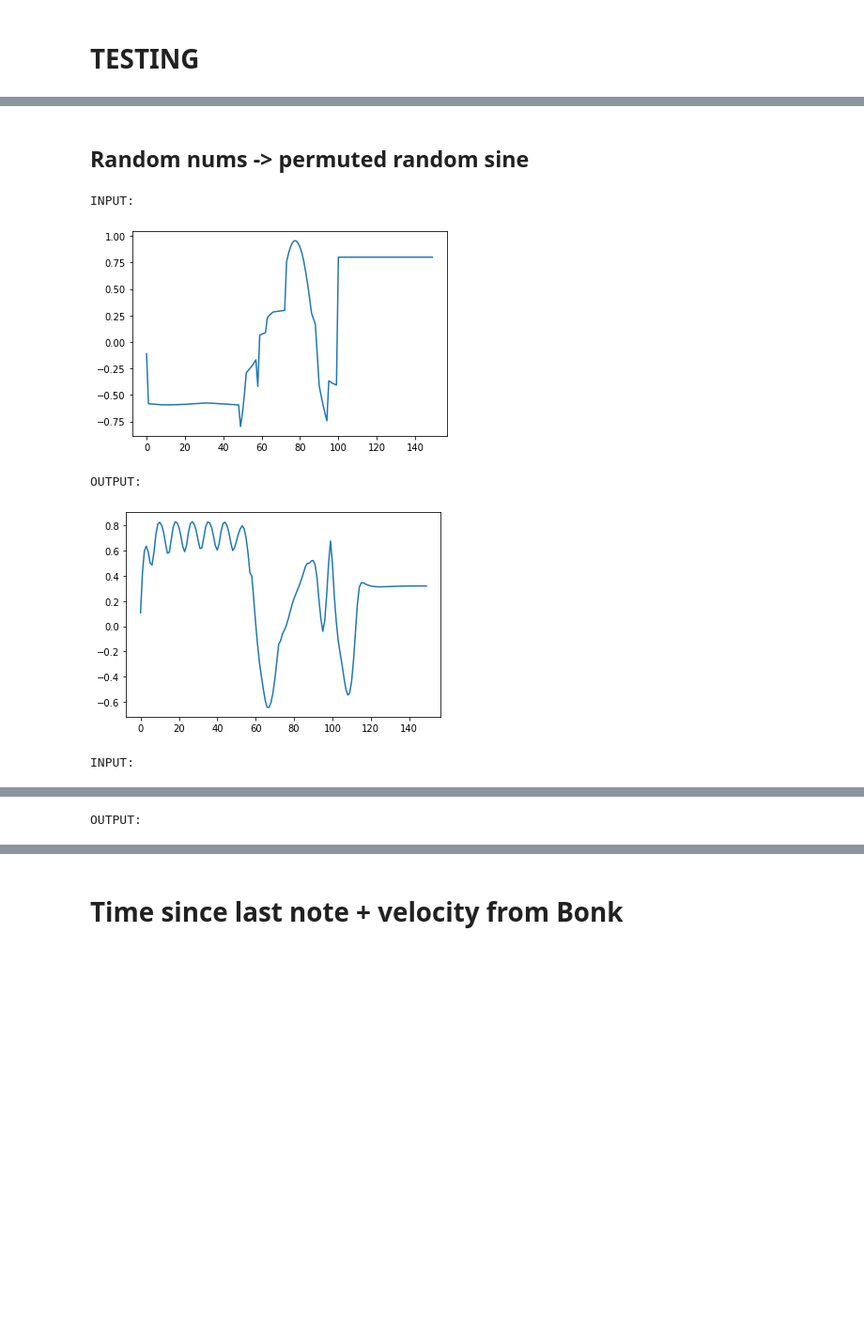
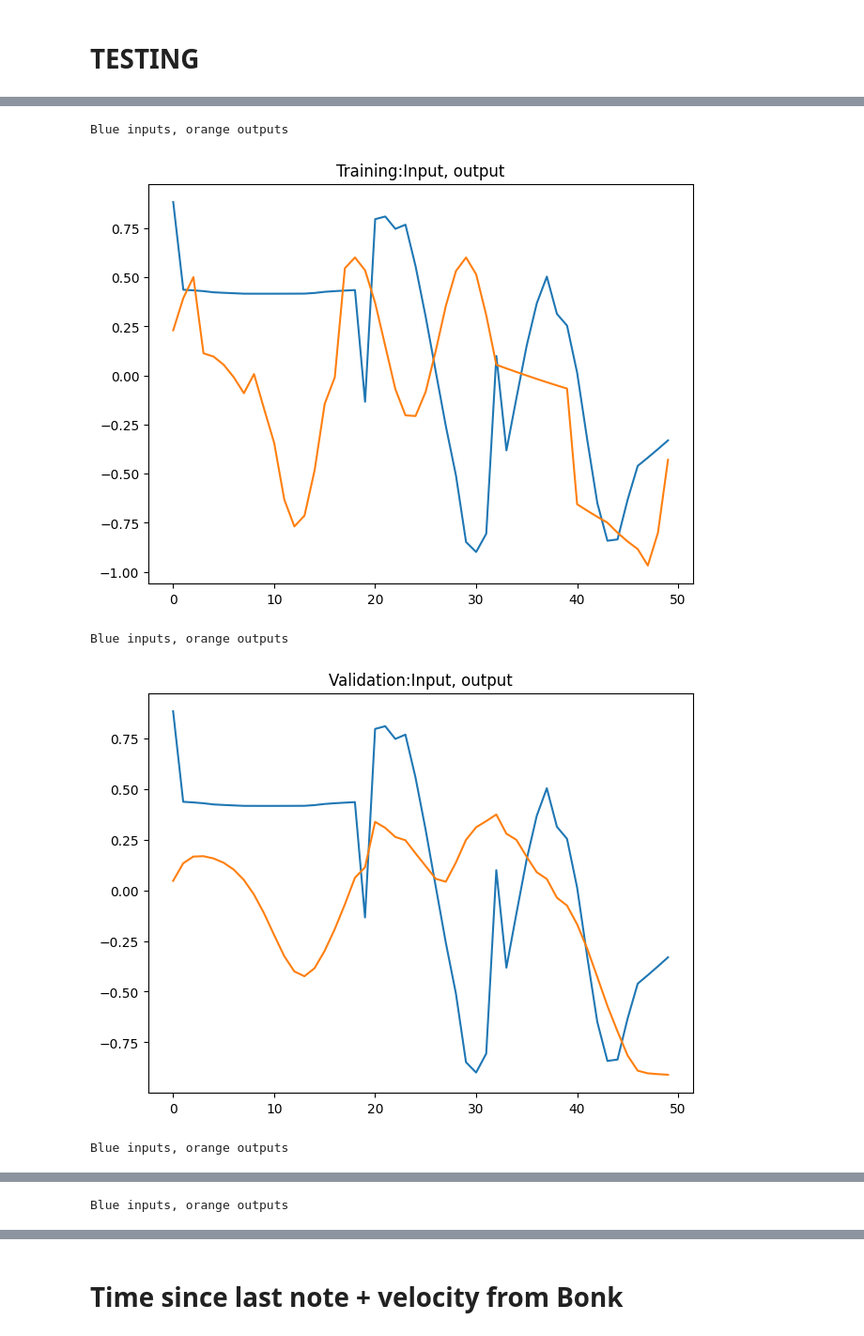
Before and after one commit to trian-gles/aloof-machine, a Jupyter notebook: RNN_IMPROV.ipynb, the cells around one changed output, grey strips where cells are left out. Shown at 94% size. Saved outputs shown, nothing was run; the diff lists cells and outputs as text; code cells hidden in the pictures; blank space fills up the shorter version.

Commit message:
plotting function

```diff
--- a/RNN_IMPROV.ipynb
+++ b/RNN_IMPROV.ipynb
@@ -71,20 +73,18 @@ def generate_data(sample_size=50, batch_size=6):
 # %%
 class LSTMMemory(torch.nn.Module):
 
-  def __init__(self, hidden_size):
+  def __init__(self, hidden_size, input_size=1, output_size=1):
     super().__init__()
-
+    self._scaler = StandardScaler()
     self._hidden_state = None
-
     self.lstm = torch.nn.LSTM(
-        input_size = 1,
+        input_size = input_size,
         hidden_size = hidden_size,
         batch_first = True
     )
-
     self.linear = torch.nn.Linear(
             in_features=hidden_size,
-            out_features=1
+            out_features=output_size
         )
 
   def forward(self, x):
@@ -93,6 +93,8 @@ class LSTMMemory(torch.nn.Module):
     return self.linear(h)
 
   def forward_live(self, x):
+
+    x = torch.tensor(self._scaler.transform(x).reshape((1, 1)).astype(np.float32))
     if self._hidden_state:
       h, self._hidden_state = self.lstm(x, self._hidden_state)
     else:
@@ -102,3 +104,9 @@ class LSTMMemory(torch.nn.Module):
 
   def reset_live(self):
     self._hidden_state = None
+
+  def fit(self, data):
+    self._scaler.fit(data)
+
+  def fit_transform(self, data):
+    return self._scaler.fit_transform(data)
@@ -144,5 +149,3 @@ Predicted:  [[[0.22243604063987732], [0.18613207340240479], [0.23070524632930756
-# %% [markdown]
-## Random nums -> permuted random sine
 # %%
 def generate_randnums_permutedsines(sample_size=50, batch_size=6):
   X = torch.tensor([random_nums(sample_size) for _ in range(batch_size)]).reshape((batch_size, sample_size, 1))
@@ -151,44 +154,48 @@ def generate_randnums_permutedsines(sample_size=50, batch_size=6):
 
   return X, y
 # %%
+random.seed(45)
+torch.manual_seed(42)
+
 model = LSTMMemory(15)
 criterion = torch.nn.MSELoss()
 optimizer = torch.optim.RMSprop(model.parameters(), lr=.02)
 model.train()
 x_list = random_sine(50)
 X = torch.tensor([x_list for _ in range(6)]).reshape((6, 50, 1))
-y_list = random_sine(50)
+y_list = [point * 1 for point in random_sine(50)]
+curve_plot(1, 1, X, torch.tensor(y_list).reshape(1, 50, 1), "Training:")
+
 for j in range(500):
   optimizer.zero_grad()
   pred = model(X)
   y = torch.tensor([permute_signal(y_list) for _ in range(6)]).reshape((6, 50, 1))
 
   loss = criterion(pred, y)
   loss.backward()
   optimizer.step()
 
 
   # print(f"Loss = {loss} but why do I care?")
 model.eval()
+with torch.no_grad():
+  val_y = model(X)
+curve_plot(1, 1, X, val_y, "Validation:")
 
+for i in range(4):
+  with torch.no_grad():
+    finisher = random.uniform(-1, 1)
+    test_X = torch.tensor((random_sine(100) + [finisher for _ in range(50)])).reshape((1, 150, 1))
+    test_predicted_y = model(test_X)
+  curve_plot(1, 1, test_X, test_predicted_y, "Validation:")
 
-for _ in range(4):
-  with torch.no_grad():
-    test_X = torch.tensor((random_sine(100) + [0.8 for _ in range(50)])).reshape((1, 150, 1))
-    test_predicted_y = model(test_X)
-  print("INPUT:")
-  plt.figure()
-  plt.plot(test_X.tolist()[0])
-  plt.show()
-  print("OUTPUT:")
-  plt.figure()
-  plt.plot(test_predicted_y.tolist()[0])
-  plt.show()
-plt.show()
-print("Predicted: ", test_predicted_y.tolist())
+with torch.no_grad():
+  test_X = torch.tensor([0 for _ in range(150)]).reshape((1, 150, 1)).float()
+  test_predicted_y = model(test_X)
+curve_plot(1, 1, test_X, test_predicted_y, "Flat line:")
 # %% [output]
-INPUT:
+Blue inputs, orange outputs
-[figure, old version]
+[figure, new version]
-OUTPUT:
+Blue inputs, orange outputs
-[figure, old version]
+[figure, new version]
-INPUT:
+Blue inputs, orange outputs
@@ -196 +203 @@ INPUT:
-OUTPUT:
+Blue inputs, orange outputs
```
Also changed, not shown: parts of 24 cells of this notebook.
